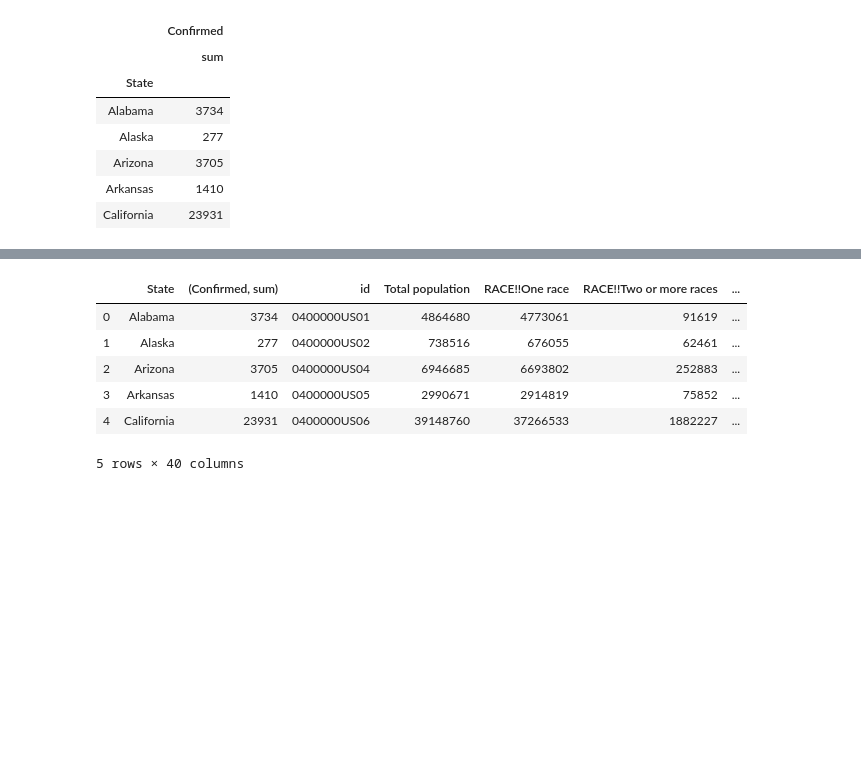
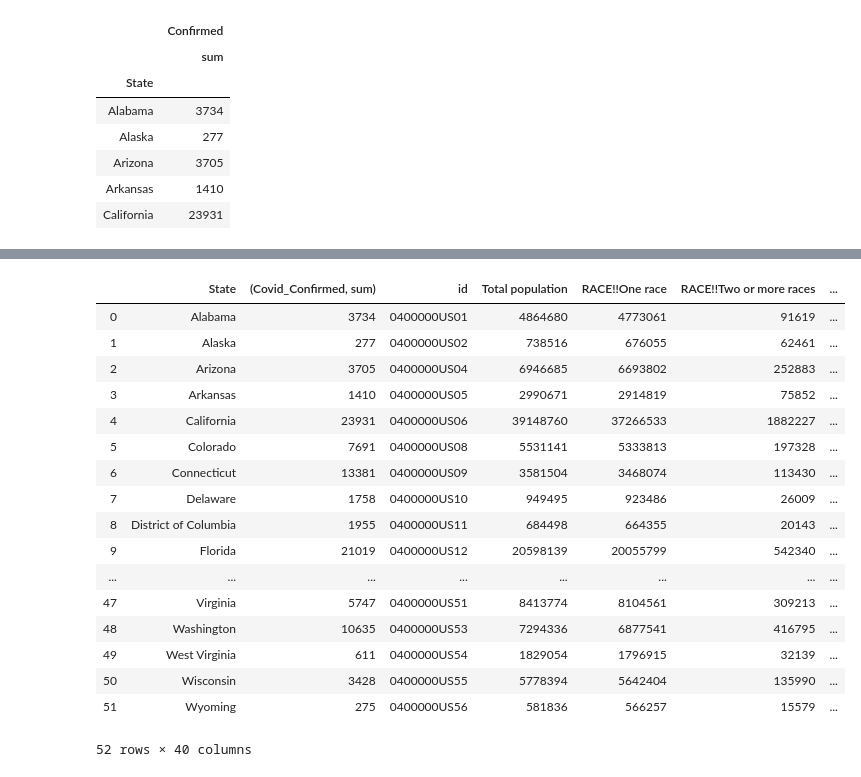
Before and after one commit to Baby-Yoda2423/Python4Project, a Jupyter notebook: Python Project.ipynb, the cells around one changed output, grey strips where cells are left out. Saved outputs shown, nothing was run; the diff lists cells and outputs as text; code cells hidden in the pictures; blank space fills up the shorter version.

```diff
--- a/Python Project.ipynb
+++ b/Python Project.ipynb
@@ -82,6 +82,8 @@ covid_usa_only.groupby('State').agg({'Confirmed':['sum']}).head()
 | California | 23931 |
 # %%
 Confirmed_Covid_Sum = covid_usa_only.groupby('State').agg({'Confirmed':['sum']})
+# %%
+Confirmed_Covid_Sum = Confirmed_Covid_Sum.rename(columns={'Confirmed': 'Covid_Confirmed'},)
 # %%
 Confirmed_Covid_Sum.head()
 # %% [output]
@@ -122,15 +139,26 @@ Recovered_Covid_Sum.head()
 # %%
 census_covid_v1 = pd.merge(Confirmed_Covid_Sum, census_new, on='State', how='inner')
 # %%
-census_covid_v1.head()
+census_covid_v1
 # %% [output]
-|  | State | (Confirmed, sum) | id | Total population | RACE!!One race | RACE!!Two or more races | ... |
+|  | State | (Covid_Confirmed, sum) | id | Total population | RACE!!One race | RACE!!Two or more races | ... |
 | 0 | Alabama | 3734 | 0400000US01 | 4864680 | 4773061 | 91619 | ... |
 | 1 | Alaska | 277 | 0400000US02 | 738516 | 676055 | 62461 | ... |
 | 2 | Arizona | 3705 | 0400000US04 | 6946685 | 6693802 | 252883 | ... |
 | 3 | Arkansas | 1410 | 0400000US05 | 2990671 | 2914819 | 75852 | ... |
 | 4 | California | 23931 | 0400000US06 | 39148760 | 37266533 | 1882227 | ... |
+| 5 | Colorado | 7691 | 0400000US08 | 5531141 | 5333813 | 197328 | ... |
+| 6 | Connecticut | 13381 | 0400000US09 | 3581504 | 3468074 | 113430 | ... |
+| 7 | Delaware | 1758 | 0400000US10 | 949495 | 923486 | 26009 | ... |
+| 8 | District of Columbia | 1955 | 0400000US11 | 684498 | 664355 | 20143 | ... |
+| 9 | Florida | 21019 | 0400000US12 | 20598139 | 20055799 | 542340 | ... |
+| ... | ... | ... | ... | ... | ... | ... | ... |
+| 47 | Virginia | 5747 | 0400000US51 | 8413774 | 8104561 | 309213 | ... |
+| 48 | Washington | 10635 | 0400000US53 | 7294336 | 6877541 | 416795 | ... |
+| 49 | West Virginia | 611 | 0400000US54 | 1829054 | 1796915 | 32139 | ... |
+| 50 | Wisconsin | 3428 | 0400000US55 | 5778394 | 5642404 | 135990 | ... |
+| 51 | Wyoming | 275 | 0400000US56 | 581836 | 566257 | 15579 | ... |
-5 rows × 40 columns
+52 rows × 40 columns
 # %%
 census_covid_v2 = pd.merge(Death_Covid_Sum, census_covid_v1, on='State', how='inner')
 # %%
```
Also changed, not shown: parts of 70 cells of this notebook, 2 other files.
